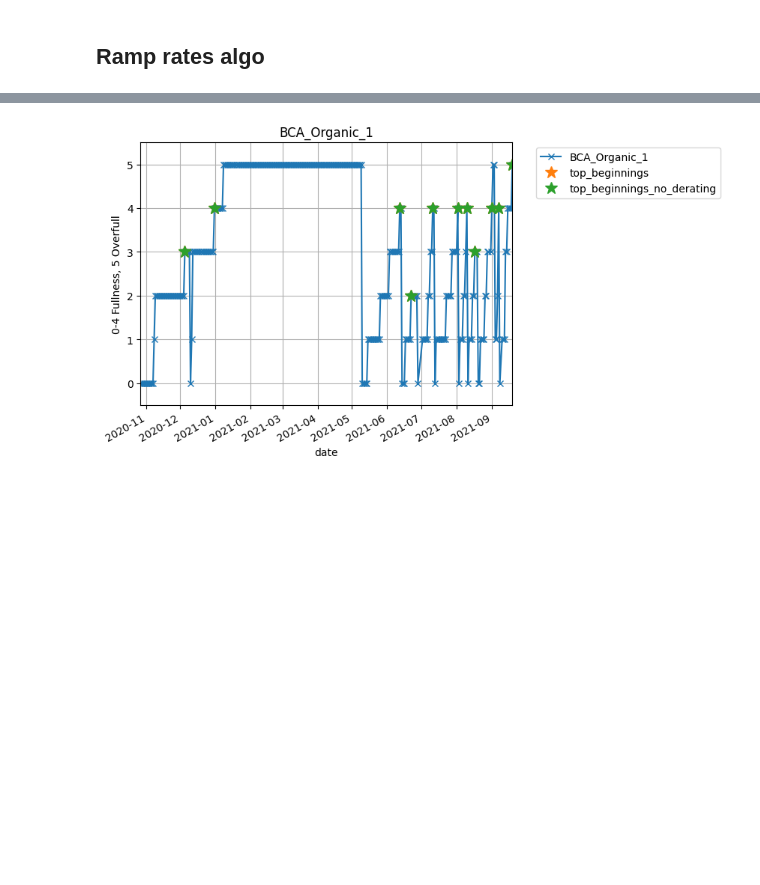
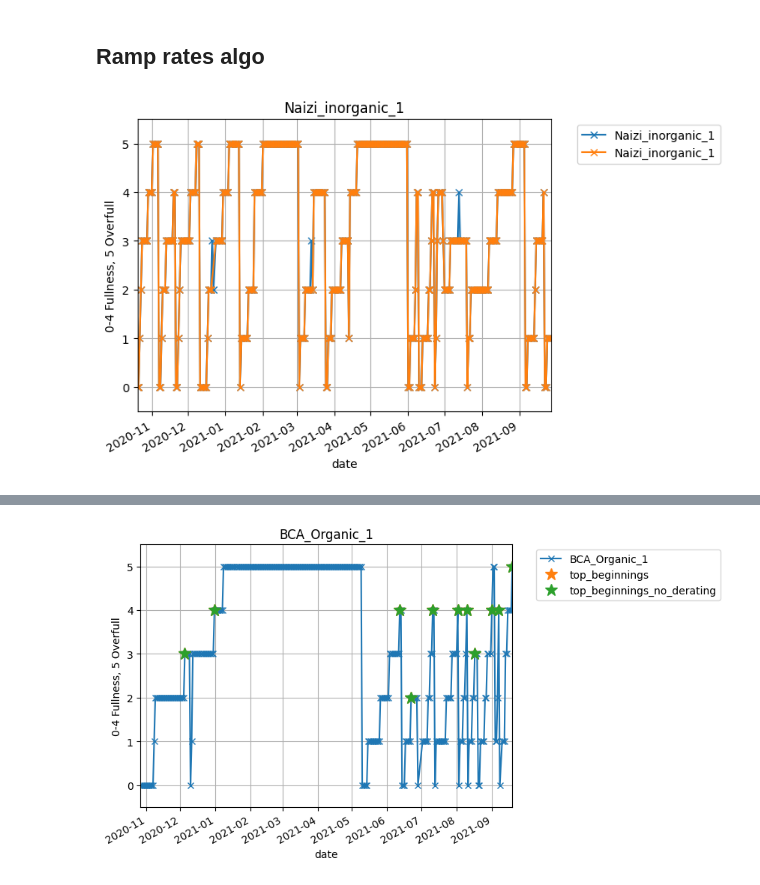
Before and after one commit to Global-Health-Engineering/2022-msc-sem-proj-nseemann, a Jupyter notebook: src/Analysis_jupyter/ramp_rates.ipynb, the cells around one changed output, grey strips where cells are left out. Cells and saved outputs as stored; diff of their text form; code cells hidden in the pictures; blank space fills up the shorter version.

```diff
--- a/src/Analysis_jupyter/ramp_rates.ipynb
+++ b/src/Analysis_jupyter/ramp_rates.ipynb
@@ -105,24 +105,46 @@ elif type_graph == 3:
 # %%
 ##########################################
 ## Ramp detection and profile extraction
 ##
 ## Goals:
 ##     - Remove spikes
 ##    - Detect end of top of ramps, then beginning
 ##     - Remove derating increases
 ##     - Find start of ramps
 ##########################################
 
 skip_filling_interest = skip_filling_df[skip_dfCol[binNum]].copy().dropna() #Drops NaN from the df
 diff_pos = skip_filling_interest.diff() #difference val(n) - val(n-1) #Get the difference in fullness between subsequent datapoints
 diff_neg = skip_filling_interest.diff(periods=-1) #difference val(n) - val(n+1) #Get the difference in the negative direction
 td_1 = pd.Timedelta(1, "d") #Define 1 days as a timedelta (pandas tool)
 
 
 ## Removing 1 day back to original spikes (positive and negative) Forward pass
 # diff_index_pos = skip_filling_interest.index.to_series().diff() #Index difference between  points (important for NaN)
 # diff_index_neg = skip_filling_interest.index.to_series().diff(periods=-1)
 skip_filling_interest_no_spike = skip_filling_interest.drop(skip_filling_interest[diff_pos - diff_neg == 0][diff_pos != 0].index)#[diff_index_pos == td_1][diff_index_neg == -td_1])
+
+figure, axis = plt.subplots()
+
+skip_filling_interest.plot(ax=axis,use_index=True, y=skip_dfCol[binNum], grid=True, marker='x')
+skip_filling_interest_no_spike.plot(ax=axis,use_index=True, y=skip_dfCol[binNum], grid=True, marker='x')
+
+plt.title(skip_filling_df.columns[binNum])
+#top_ends.plot(use_index=True, grid=True, marker='*', ax = axis, linestyle='none', markersize=12)
+#top_beginnings.plot(use_index=True, grid=True, marker='*', ax = axis, linestyle='none', markersize=12)
+plt.xlim(skip_filling_interest.index.min(),skip_filling_interest.index.max())
+axis.legend(bbox_to_anchor=(1.05, 1))
+plt.title(skip_filling_df.columns[binNum])
+
+plt.xlabel('date')
+plt.ylabel('0-4 Fullness, 5 Overfull')
+plt.ylim(min_plot_y,max_plot_y)
+axis.set_yticks([0,1,2,3,4,5])
+plt.gcf().subplots_adjust(bottom=0.15)
+
+plt.show()
+# %% [output]
+[figure, added]
 # %%
 ## Top ends - forward pass
 indices_no_spike = skip_filling_interest_no_spike.index #Get indices for the current working df series
```
Also changed, not shown: parts of 3 cells of this notebook, 11 other files.
